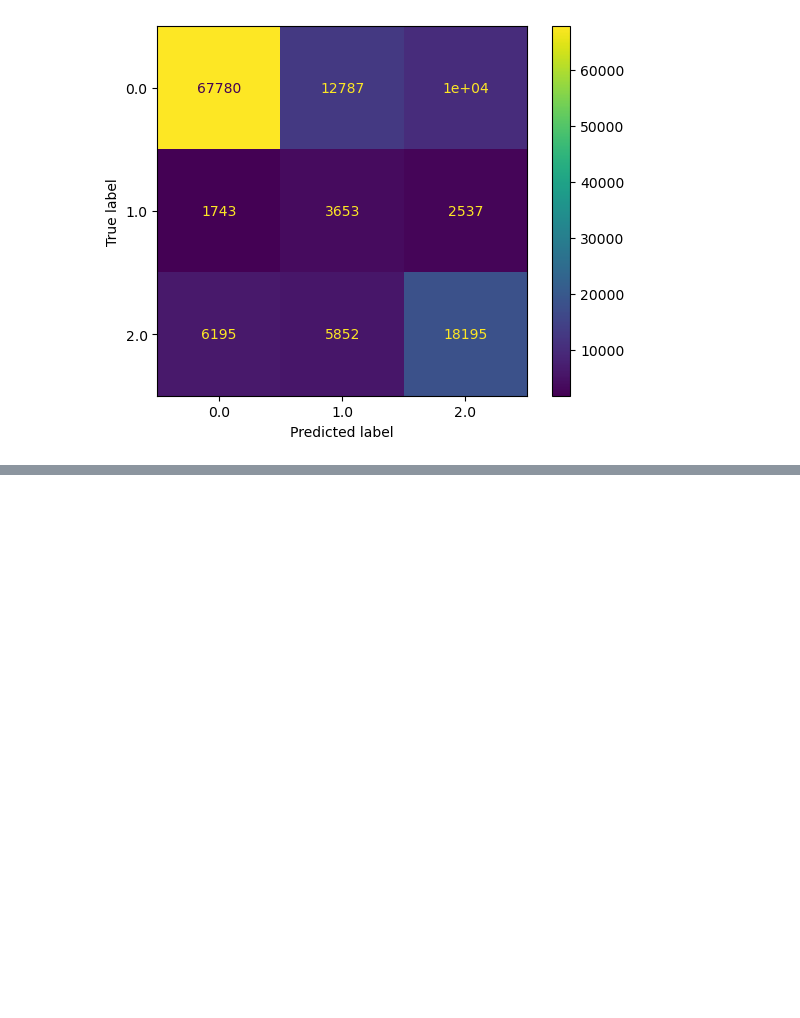
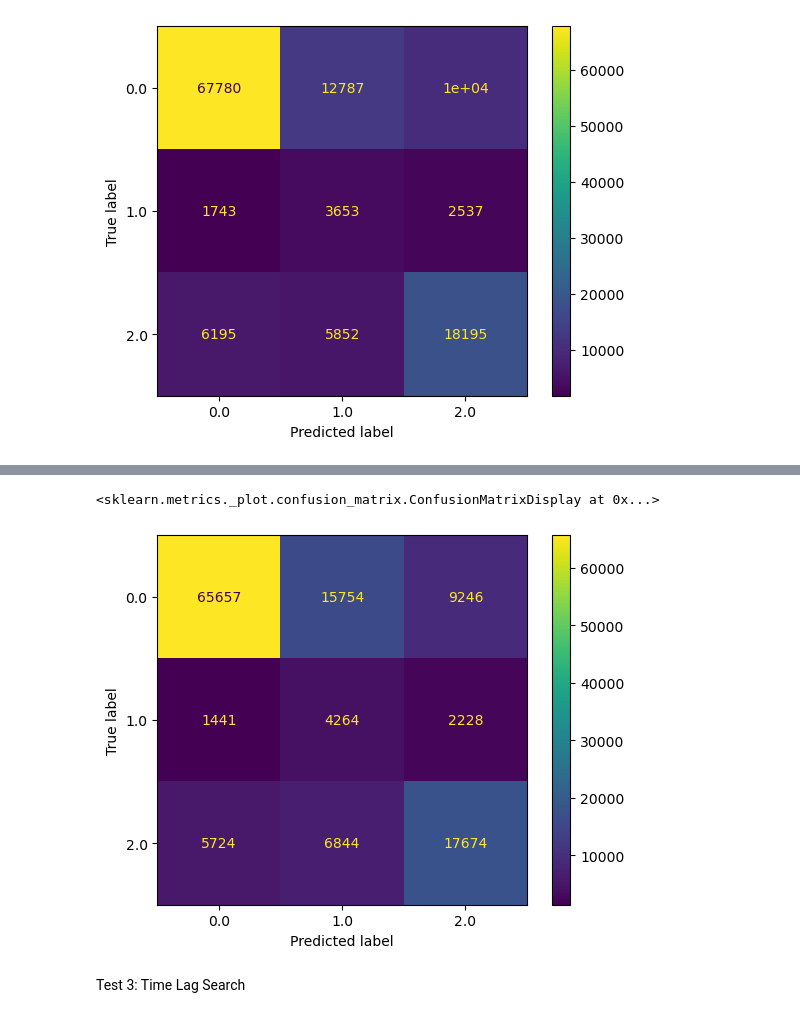
Before and after one commit to atalbanese/dengue_models, a Jupyter notebook: eda/cat_model_notebook.ipynb, the cells around one changed output, grey strips where cells are left out. Saved outputs shown, nothing was run; the diff lists cells and outputs as text; code cells hidden in the pictures; blank space fills up the shorter version.

```diff
--- a/eda/cat_model_notebook.ipynb
+++ b/eda/cat_model_notebook.ipynb
@@ -88,6 +147,7 @@ def create_data_dict(start_date,
     return to_return if not return_dict else to_return.partition_by('muni_id', as_dict=True)
 # %%
 def get_features_for_muni(df, cat_fn=None, check_zeros=False):
+    df = df.sort('start_date')
     if check_zeros:
         if df.select(pl.col('target')).to_series().sum() == 0:
             return None
@@ -99,7 +159,8 @@ def get_features_for_muni(df, cat_fn=None, check_zeros=False):
     target_key = 'target' if cat_fn is None else 'cat_target'
     target = selected.select(pl.col(target_key)).to_series().to_numpy().astype(float)
 
-    features = selected.select(pl.exclude(['muni_id', 'start_date', 'target', 'count', 'cat_target'])).to_numpy()
+    #TODO: Fix how months are handled
+    features = selected.select(pl.exclude(['muni_id', 'start_date', 'target', 'count', 'cat_target'])).to_pandas()
     dates = selected.select(pl.col('start_date')).to_series()
     muni_id = selected.select(pl.col('muni_id').first()).item()
 
@@ -235,9 +278,27 @@ def test_global(model, transformer, test, cat_style):
         'probabilities': p_hat
     })
 # %%
-def train_models(train_transform = None, target_transform = None):
+def train_models(
+        train_transform = None,
+        target_transform = None,
+        ct = None,
+        train_args = {
+            'start_date': TRAIN_START,
+            'end_date': TRAIN_END,
+            'all_data': ALL_DATA,
+            'env_list': [],
+            'return_dict': False
+        },
+        test_args = {
+            'start_date': TEST_START,
+            'end_date': TEST_END,
+            'all_data': ALL_DATA,
+            'env_list': [],
+            'return_dict': False
+        }
+):
 
-    global_data = create_data_dict(TRAIN_START, TRAIN_END, ALL_DATA, env_list=[], return_dict=False)
+    global_data = create_data_dict(**train_args)
     global_data = (
         global_data
         .with_columns(pl.col('target').sum().over('muni_id').alias('muni_sum'))
@@ -248,11 +309,11 @@ def train_models(train_transform = None, target_transform = None):
     skip_munis = global_data.filter(pl.col('muni_sum') == 0).select('muni_id').unique().to_series()
     global_data = global_data.filter(pl.col('muni_sum')!=0).select(pl.exclude('muni_sum'))
 
-    test_data= create_data_dict(TEST_START, TEST_END, ALL_DATA, env_list=[], return_dict=False)
+    test_data= create_data_dict(**test_args).filter(~pl.col('muni_id').is_in(skip_munis))
 
     train_data = get_features_for_muni(global_data, CAT_FN, check_zeros=False)
     expectations = train_data['expectations']
-    global_model, col_transformer = train_global(train_data,cat_style=CAT_STYLE, train_transform=train_transform, target_transform=target_transform)
+    global_model, col_transformer = train_global(train_data,cat_style=CAT_STYLE, train_transform=train_transform, target_transform=target_transform, ct=ct)
 
 
     new_cat_fn = partial(CAT_FN, expectations = expectations)
@@ -348,0 +418,8 @@ ConfusionMatrixDisplay.from_predictions(predictions.select('ground_truth').to_se
+# %%
+pca_trans = ColumnTransformer([
+            ('min_max', RobustScaler(), list(range(1, 26))),
+            ('pca', PCA(n_components=10), list(range(1, 26)))
+        ],
+        remainder='passthrough')
+# %%
+predictions = train_models(ct=pca_trans)
@@ -348,0 +440,7 @@ ConfusionMatrixDisplay.from_predictions(predictions.select('ground_truth').to_se
+# %%
+ConfusionMatrixDisplay.from_predictions(predictions.select('ground_truth').to_series(),predictions.select('predictions').to_series())
+# %% [output]
+<sklearn.metrics._plot.confusion_matrix.ConfusionMatrixDisplay at 0x...>
+[figure, added]
+# %% [markdown]
+Test 3: Time Lag Search
```
Also changed, not shown: parts of 31 cells of this notebook, 2 other files.
